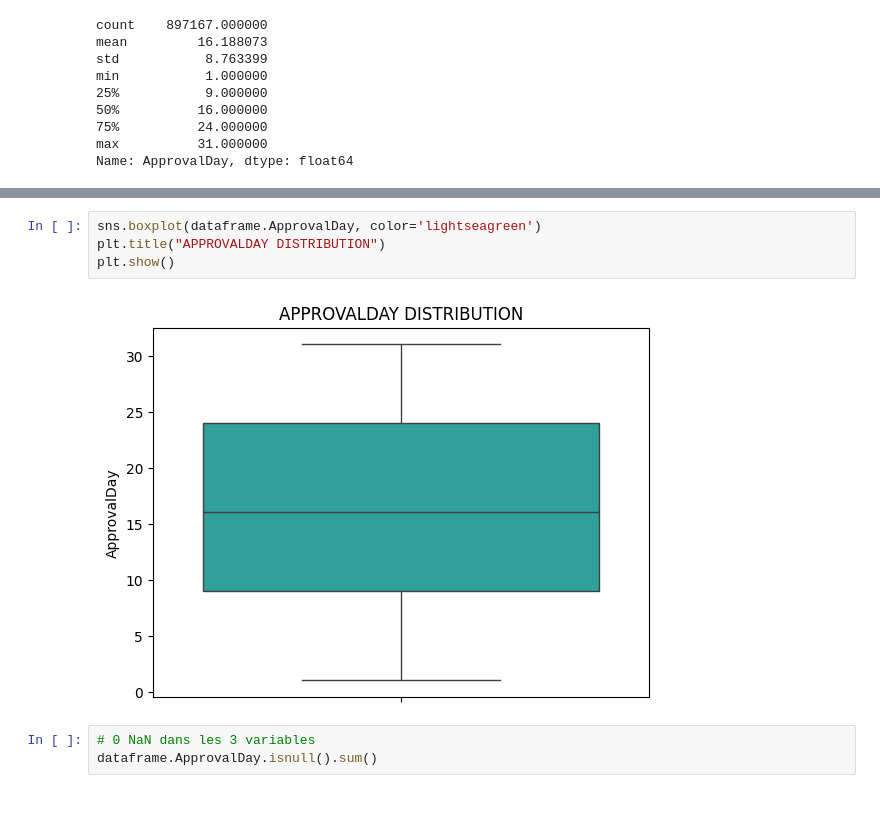
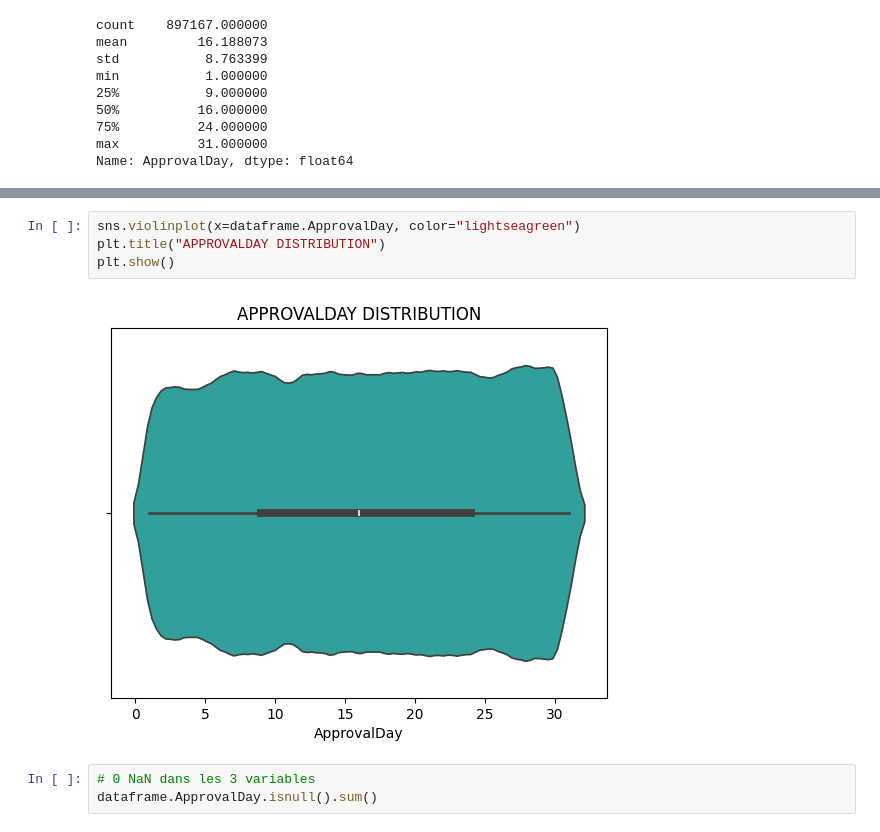
Before and after one commit to GMartin-Data/loan_approval, a Jupyter notebook: tests.ipynb, the cells around one changed output, grey strips where cells are left out. Cells and saved outputs as stored; diff of their text form; blank space fills up the shorter version.

```diff
--- a/tests.ipynb
+++ b/tests.ipynb
@@ -737,9 +755,9 @@ Name: ApprovalDay, dtype: float64
 # %%
-sns.boxplot(dataframe.ApprovalDay, color='lightseagreen')
+sns.violinplot(x=dataframe.ApprovalDay, color="lightseagreen")
 plt.title("APPROVALDAY DISTRIBUTION")
 plt.show()
 # %% [output]
-[figure, old version]
+[figure, new version]
 # %%
 # 0 NaN dans les 3 variables
 dataframe.ApprovalDay.isnull().sum()
```
Also changed, not shown: parts of 19 cells of this notebook.
